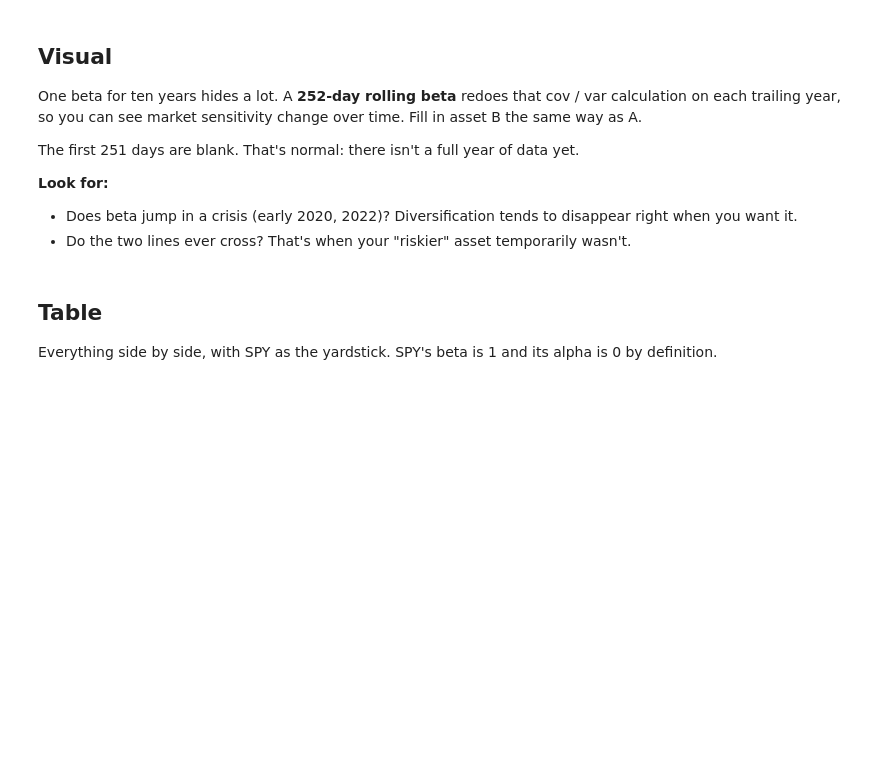
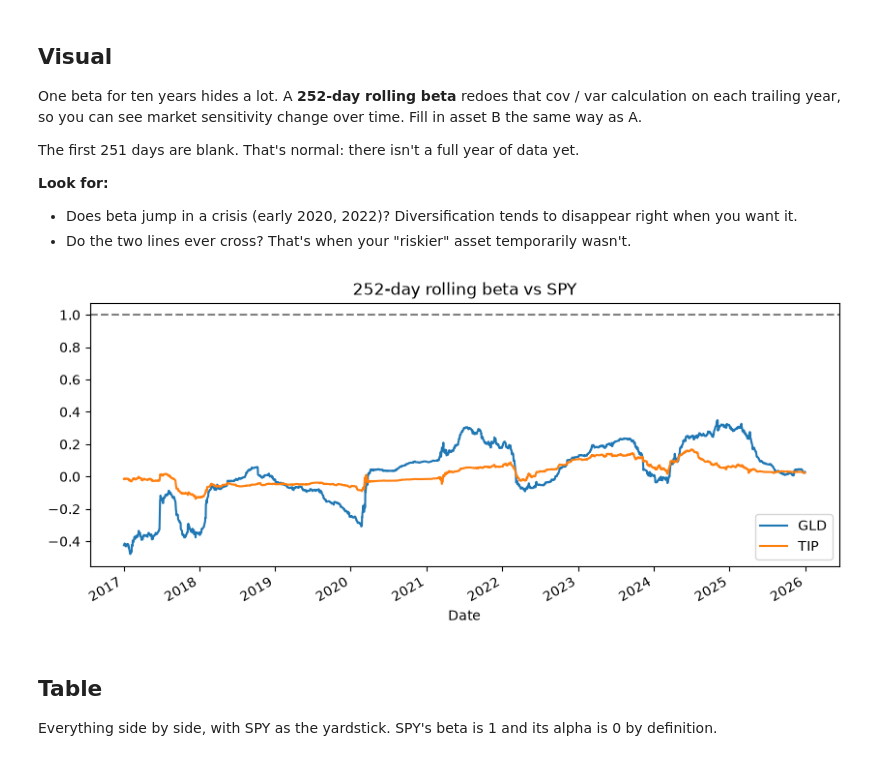
Before and after one commit to nibblettnolia/Quant-Education, a Jupyter notebook: Project-Template/notebooks/week4_RiskAdjusted.ipynb, the cells around one changed output. Drawn from its saved outputs; the diff is of its cells as text; code cells hidden in the pictures; blank space fills up the shorter version.

```diff
--- a/Project-Template/notebooks/week4_RiskAdjusted.ipynb
+++ b/Project-Template/notebooks/week4_RiskAdjusted.ipynb
@@ -150,11 +216,13 @@ The first 251 days are blank. That's normal: there isn't a full year of data yet
 # %%
 window = 252
 roll_beta = pd.DataFrame({
     A: excess[A].rolling(window).cov(excess["SPY"]) / excess["SPY"].rolling(window).var(),
-    B: ___,
+    B: excess[B].rolling(window).cov(excess["SPY"]) / excess["SPY"].rolling(window).var(),
 })
 roll_beta.plot(title="252-day rolling beta vs SPY", figsize=(10, 4))
 plt.axhline(1, color="gray", linestyle="--");   # beta = 1: moves with the market
+# %% [output]
+[figure, added]
 # %% [markdown]
 ## Table
 Everything side by side, with SPY as the yardstick. SPY's beta is 1 and its alpha is 0 by definition.
```
Also changed, not shown: parts of 13 cells of this notebook.
